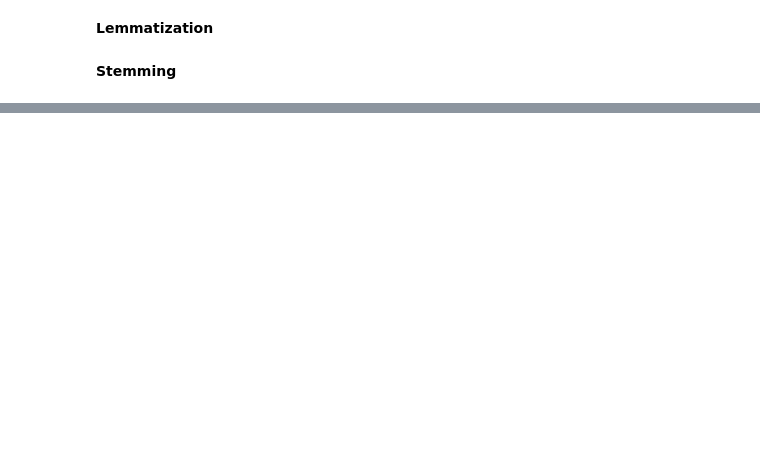
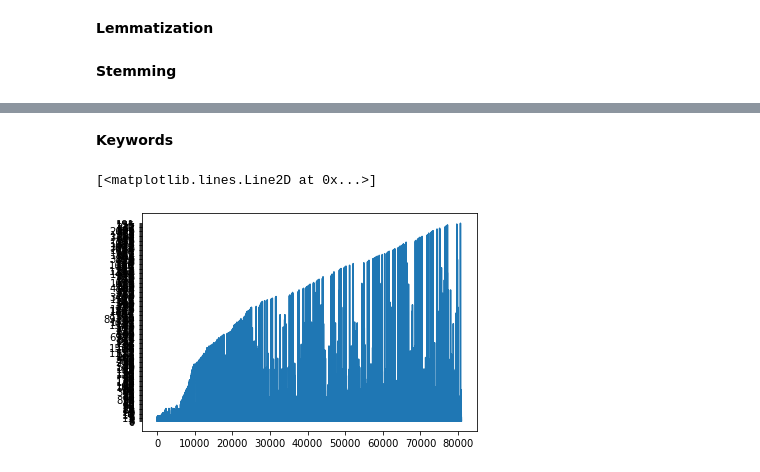
Before and after one commit to filopacio/NaturalLanguagePandemic, a Jupyter notebook: ebola_vs_covid_nlp.ipynb, the cells around one changed output, grey strips where cells are left out. Saved outputs shown, nothing was run; the diff lists cells and outputs as text; code cells hidden in the pictures; blank space fills up the shorter version.

```diff
--- a/ebola_vs_covid_nlp.ipynb
+++ b/ebola_vs_covid_nlp.ipynb
@@ -216,0 +423,10 @@ def getSentiment(user):
+# %%
+def getEmotion(tweet):
+  e = te.get_emotion(tweet)
+  if e.get('Happy') == e.get('Sad'):
+    r = 'Mixed Emotion'
+  else:
+    r = max(e, key = e.get)
+  return r
+# %%
+df_c['emotion'] = [getEmotion(i) for i in df_c.tweet]
@@ -216,0 +435,2 @@ def getSentiment(user):
+# %% [markdown]
+**Keywords**
@@ -216,0 +439,5 @@ def getSentiment(user):
+# %%
+plt.plot(df_c.nretweets)
+# %% [output]
+[<matplotlib.lines.Line2D at 0x...>]
+[figure, added]
```
Also changed, not shown: parts of 82 cells of this notebook.
